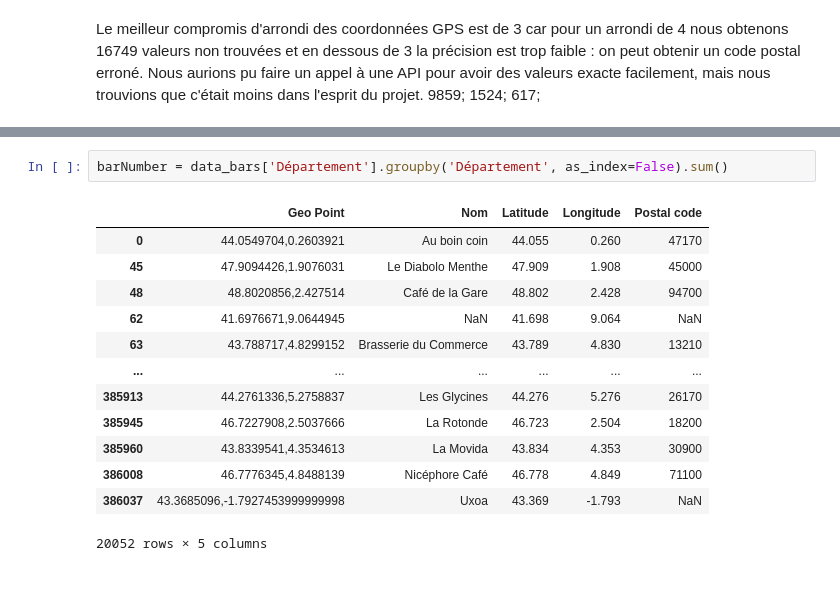
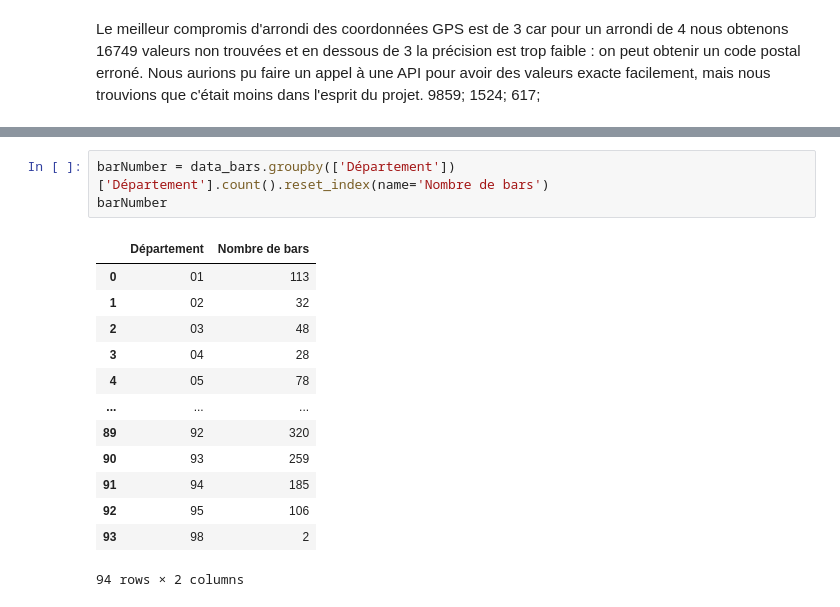
Before and after one commit to youenn-loie/delta, a Jupyter notebook: bars/src/data_bars/main.ipynb, the cells around one changed output, grey strips where cells are left out. Drawn from its saved outputs; the diff is of its cells as text.

```diff
--- a/bars/src/data_bars/main.ipynb
+++ b/bars/src/data_bars/main.ipynb
@@ -230,19 +213,20 @@ data_bars
-# %%
-barNumber = data_bars['Département'].groupby('Département', as_index=False).sum()
-# %% [output]
-|  | Geo Point | Nom | Latitude | Longitude | Postal code |
-| 0 | 44.0549704,0.2603921 | Au boin coin | 44.055 | 0.260 | 47170 |
-| 45 | 47.9094426,1.9076031 | Le Diabolo Menthe | 47.909 | 1.908 | 45000 |
-| 48 | 48.8020856,2.427514 | Café de la Gare | 48.802 | 2.428 | 94700 |
-| 62 | 41.6976671,9.0644945 | NaN | 41.698 | 9.064 | NaN |
-| 63 | 43.788717,4.8299152 | Brasserie du Commerce | 43.789 | 4.830 | 13210 |
-| ... | ... | ... | ... | ... | ... |
-| 385913 | 44.2761336,5.2758837 | Les Glycines | 44.276 | 5.276 | 26170 |
-| 385945 | 46.7227908,2.5037666 | La Rotonde | 46.723 | 2.504 | 18200 |
-| 385960 | 43.8339541,4.3534613 | La Movida | 43.834 | 4.353 | 30900 |
-| 386008 | 46.7776345,4.8488139 | Nicéphore Café | 46.778 | 4.849 | 71100 |
-| 386037 | 43.3685096,-1.7927453999999998 | Uxoa | 43.369 | -1.793 | NaN |
-20052 rows × 5 columns
+# %%
+barNumber = data_bars.groupby(['Département'])['Département'].count().reset_index(name='Nombre de bars')
+barNumber
+# %% [output]
+|  | Département | Nombre de bars |
+| 0 | 01 | 113 |
+| 1 | 02 | 32 |
+| 2 | 03 | 48 |
+| 3 | 04 | 28 |
+| 4 | 05 | 78 |
+| ... | ... | ... |
+| 89 | 92 | 320 |
+| 90 | 93 | 259 |
+| 91 | 94 | 185 |
+| 92 | 95 | 106 |
+| 93 | 98 | 2 |
+94 rows × 2 columns
 # %%
 import plotly.express as px
 import json
```
Also changed, not shown: parts of 11 cells of this notebook.
